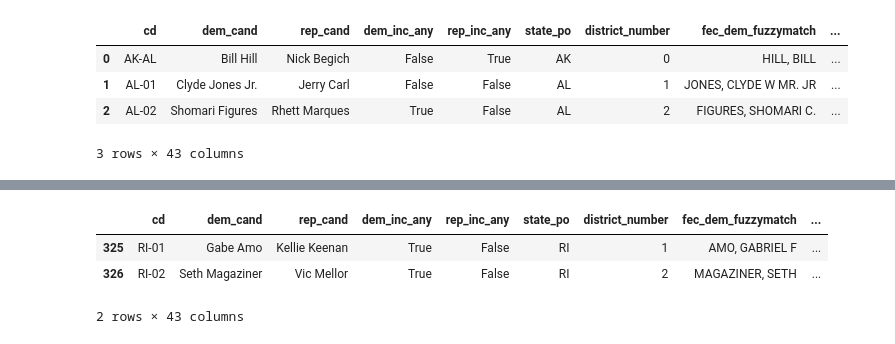
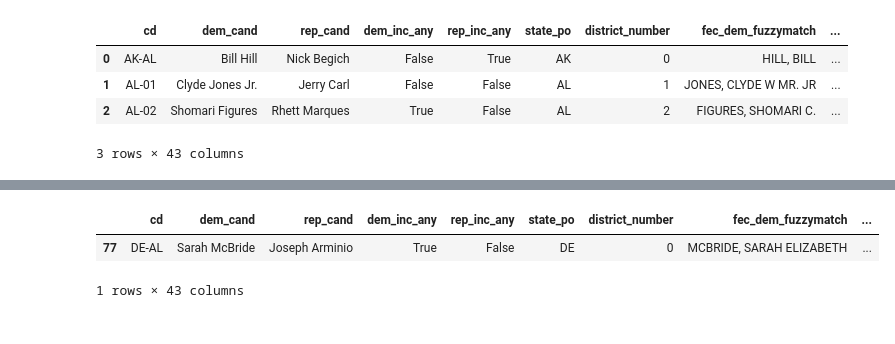
Before and after one commit to Hackquantumcpp/snoutcounter-midterms-2026-model, a Jupyter notebook: prediction/house/03-candidateinfo-wrangling.ipynb, the cells around one changed output, grey strips where cells are left out. Drawn from its saved outputs; the diff is of its cells as text; code cells hidden in the pictures.

```diff
--- a/prediction/house/03-candidateinfo-wrangling.ipynb
+++ b/prediction/house/03-candidateinfo-wrangling.ipynb
@@ -853,9 +853,8 @@ fec[(fec['CAND_OFFICE_ST'] == 'NY') &
 # %%
-candinfo[candinfo['state_po'] == 'RI']
+candinfo[candinfo['state_po'] == 'DE']
 # %% [output]
 |  | cd | dem_cand | rep_cand | dem_inc_any | rep_inc_any | state_po | district_number | fec_dem_fuzzymatch | ... |
-| 325 | RI-01 | Gabe Amo | Kellie Keenan | True | False | RI | 1 | AMO, GABRIEL F | ... |
-| 326 | RI-02 | Seth Magaziner | Vic Mellor | True | False | RI | 2 | MAGAZINER, SETH | ... |
+| 77 | DE-AL | Sarah McBride | Joseph Arminio | True | False | DE | 0 | MCBRIDE, SARAH ELIZABETH | ... |
-2 rows × 43 columns
+1 rows × 43 columns
 # %%
 candinfo.to_csv('transformed/2026_house_prediction_dataset.csv')
```
Also changed, not shown: parts of 4 cells of this notebook, 20 other files.
